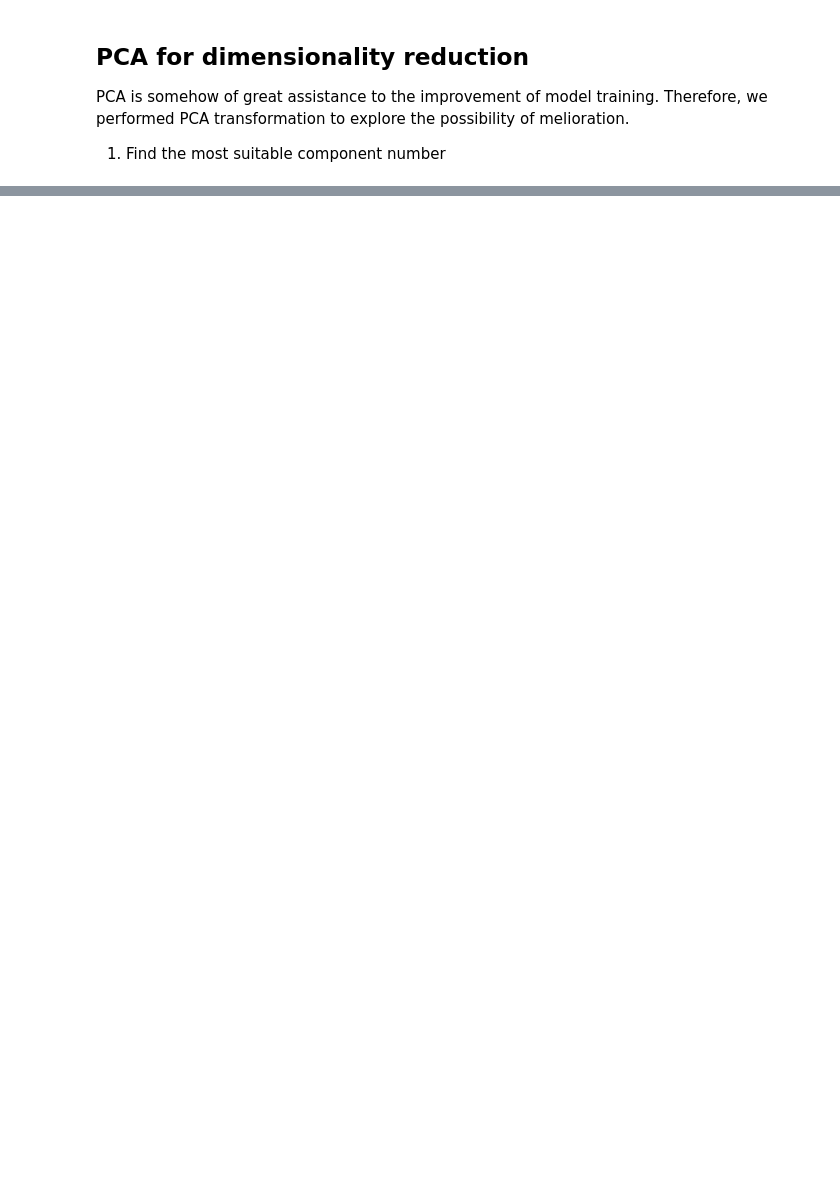
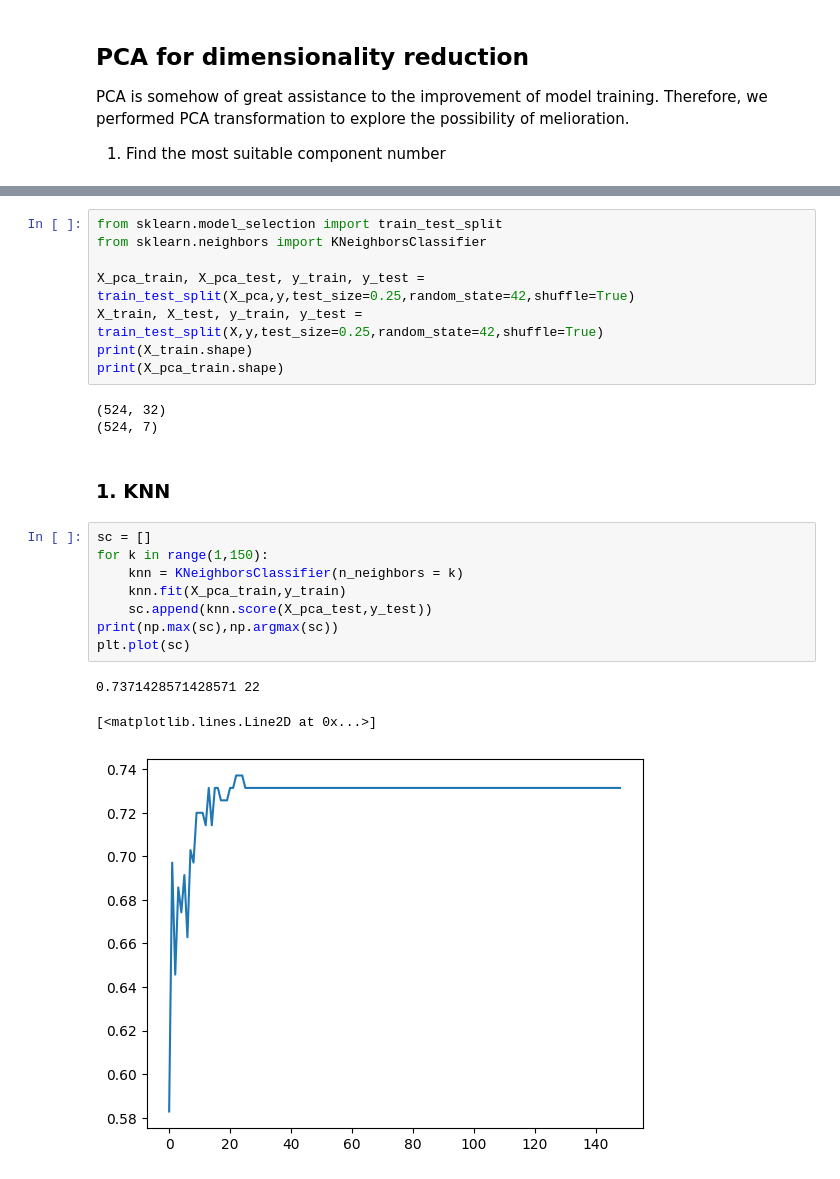
Before and after one commit to ai-course-dev-team-HKBU/Final_project, a Jupyter notebook: ai_data_preprocessing.ipynb, the cells around one changed output, grey strips where cells are left out. Drawn from its saved outputs; the diff is of its cells as text; blank space fills up the shorter version.

```diff
--- a/ai_data_preprocessing.ipynb
+++ b/ai_data_preprocessing.ipynb
@@ -193,0 +194,25 @@ Notes:
+# %%
+from sklearn.model_selection import train_test_split
+from sklearn.neighbors import KNeighborsClassifier
+
+X_pca_train, X_pca_test, y_train, y_test = train_test_split(X_pca,y,test_size=0.25,random_state=42,shuffle=True)
+X_train, X_test, y_train, y_test = train_test_split(X,y,test_size=0.25,random_state=42,shuffle=True)
+print(X_train.shape)
+print(X_pca_train.shape)
+# %% [output]
+(524, 32)
+(524, 7)
+# %% [markdown]
+### 1. KNN
+# %%
+sc = []
+for k in range(1,150):
+    knn = KNeighborsClassifier(n_neighbors = k)
+    knn.fit(X_pca_train,y_train)
+    sc.append(knn.score(X_pca_test,y_test))
+print(np.max(sc),np.argmax(sc))
+plt.plot(sc)
+# %% [output]
+0.7371428571428571 22
+[<matplotlib.lines.Line2D at 0x...>]
+[figure, added]
```
Also changed, not shown: parts of 9 cells of this notebook.
